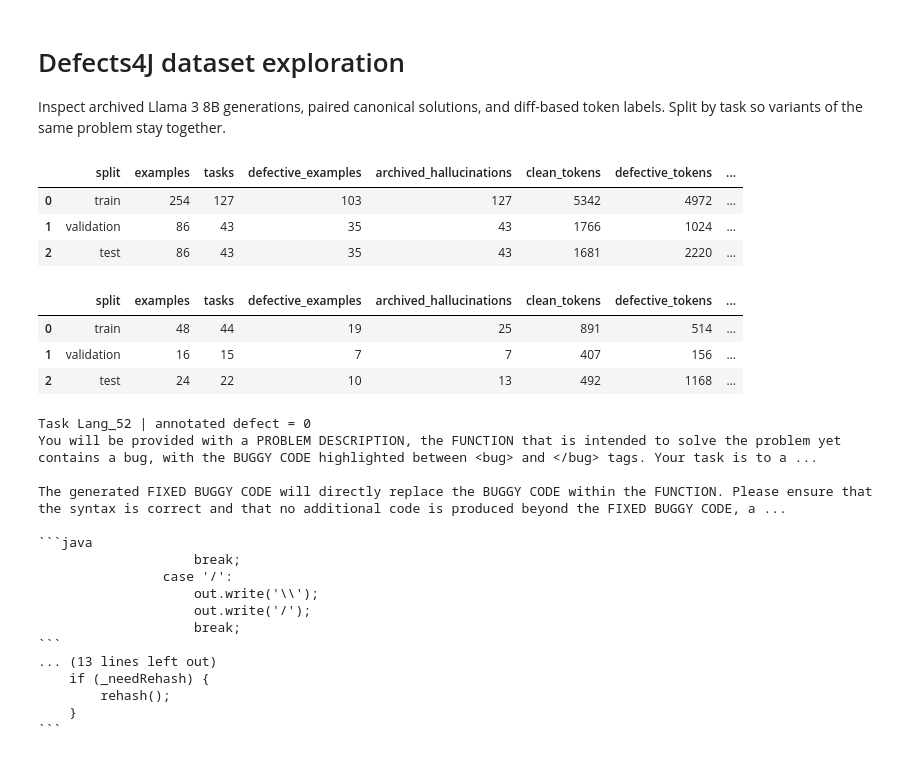
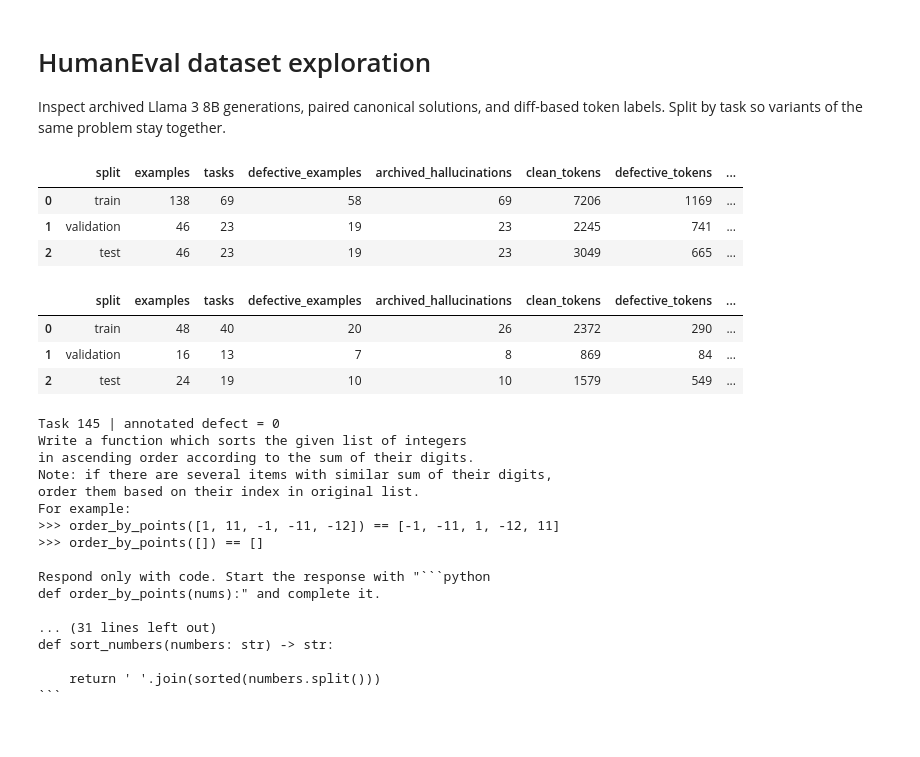
Before and after one commit to LowIQCoder/ugar, a Jupyter notebook: datasets/data_humaneval.ipynb, the cells around one changed output. Cells and saved outputs as stored; diff of their text form; code cells hidden in the pictures.

````diff
--- a/experiments/data_defects4j.ipynb
+++ b/datasets/data_humaneval.ipynb
@@ -1,5 +1,5 @@
 # %% [markdown]
-# Defects4J dataset exploration
+# HumanEval dataset exploration
 
 Inspect archived Llama 3 8B generations, paired canonical solutions, and diff-based token labels.
 Split by task so variants of the same problem stay together.
@@ -12,26 +12,26 @@ if Path("traces.py").is_file():
 # %%
 import pandas as pd
 from IPython.display import display
 
-from experiments.data import PILOT_LIMITS, load_examples, split_examples
-from experiments.data import summarize
+from datasets.benchmarks import PILOT_LIMITS, load_examples, split_examples
+from datasets.benchmarks import summarize
 
-benchmark = "defects4j"
+benchmark = "humaneval"
 examples = load_examples(benchmark)
 full_splits = split_examples(examples)
 pilot_splits = split_examples(examples, PILOT_LIMITS)
 
 display(pd.DataFrame(summarize(full_splits)).assign(profile="full"))
 display(pd.DataFrame(summarize(pilot_splits)).assign(profile="pilot"))
 # %% [output]
 |  | split | examples | tasks | defective_examples | archived_hallucinations | clean_tokens | defective_tokens | ... |
-| 0 | train | 254 | 127 | 103 | 127 | 5342 | 4972 | ... |
-| 1 | validation | 86 | 43 | 35 | 43 | 1766 | 1024 | ... |
-| 2 | test | 86 | 43 | 35 | 43 | 1681 | 2220 | ... |
+| 0 | train | 138 | 69 | 58 | 69 | 7206 | 1169 | ... |
+| 1 | validation | 46 | 23 | 19 | 23 | 2245 | 741 | ... |
+| 2 | test | 46 | 23 | 19 | 23 | 3049 | 665 | ... |
 |  | split | examples | tasks | defective_examples | archived_hallucinations | clean_tokens | defective_tokens | ... |
-| 0 | train | 48 | 44 | 19 | 25 | 891 | 514 | ... |
-| 1 | validation | 16 | 15 | 7 | 7 | 407 | 156 | ... |
-| 2 | test | 24 | 22 | 10 | 13 | 492 | 1168 | ... |
+| 0 | train | 48 | 40 | 20 | 26 | 2372 | 290 | ... |
+| 1 | validation | 16 | 13 | 7 | 8 | 869 | 84 | ... |
+| 2 | test | 24 | 19 | 10 | 10 | 1579 | 549 | ... |
 # %%
 for label in (0, 1):
     example = next(row for row in full_splits["train"] if row.defect == label)
@@ -41,20 +41,20 @@ for label in (0, 1):
     print(example.reply[:600])
     print()
 # %% [output]
-Task Lang_52 | annotated defect = 0
-You will be provided with a PROBLEM DESCRIPTION, the FUNCTION that is intended to solve the problem yet contains a bug, with the BUGGY CODE highlighted between <bug> and </bug> tags. Your task is to a ...
+Task 145 | annotated defect = 0
+Write a function which sorts the given list of integers
+in ascending order according to the sum of their digits.
+Note: if there are several items with similar sum of their digits,
+order them based on their index in original list.
+For example:
+>>> order_by_points([1, 11, -1, -11, -12]) == [-1, -11, 1, -12, 11]
+>>> order_by_points([]) == []
 
-The generated FIXED BUGGY CODE will directly replace the BUGGY CODE within the FUNCTION. Please ensure that the syntax is correct and that no additional code is produced beyond the FIXED BUGGY CODE, a ...
+Respond only with code. Start the response with "```python
+def order_by_points(nums):" and complete it.
 
-```java
-                    break;
-                case '/':
-                    out.write('\\');
-                    out.write('/');
-                    break;
+... (31 lines left out)
+def sort_numbers(numbers: str) -> str:
+
+    return ' '.join(sorted(numbers.split()))
 ```
-... (13 lines left out)
-    if (_needRehash) {
-        rehash();
-    }
-```
````
Also changed, not shown: parts of 1 cell of this notebook, 27 other files.
